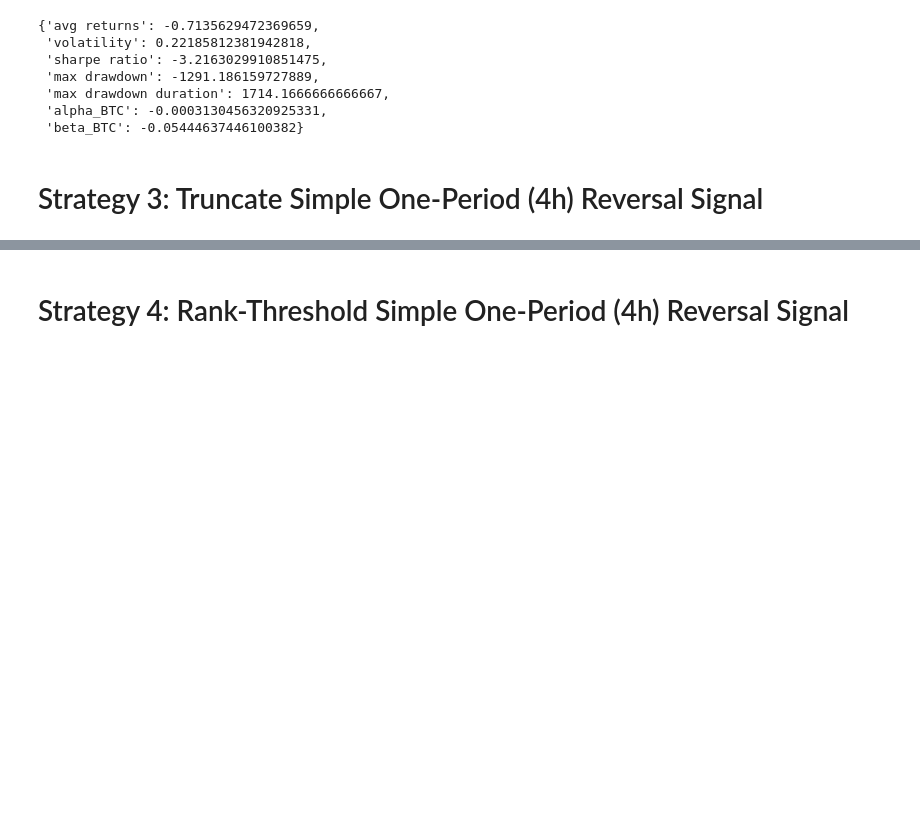
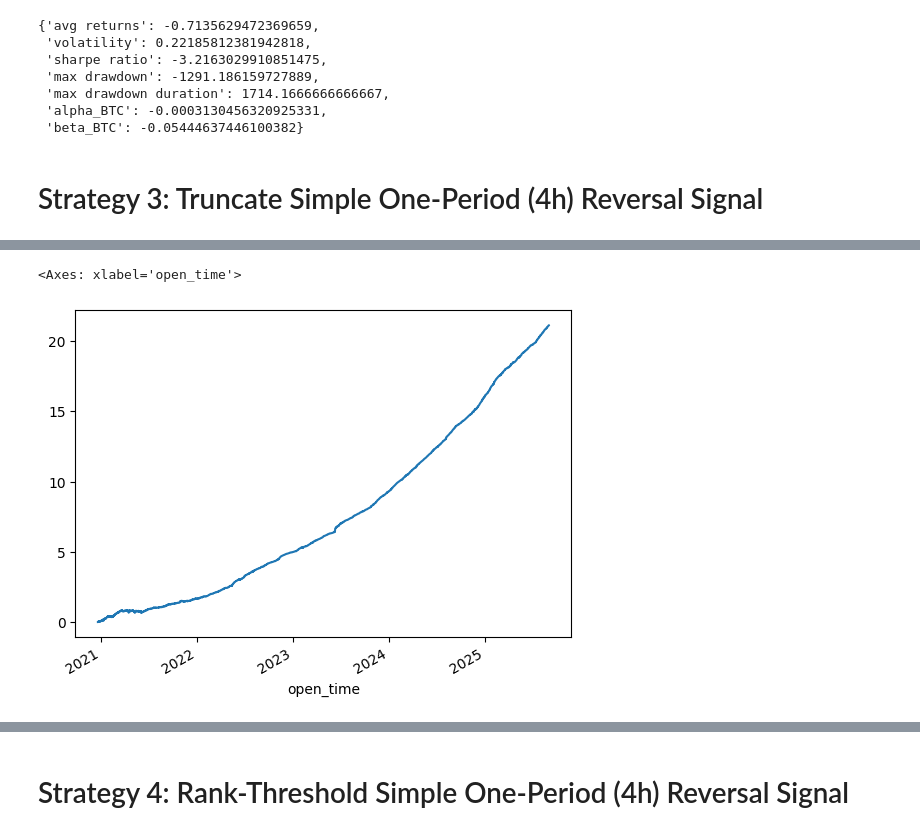
Before and after one commit to wbchristerson/crypto-strategies, a Jupyter notebook: class_project.ipynb, the cells around one changed output, grey strips where cells are left out. Drawn from its saved outputs; the diff is of its cells as text; code cells hidden in the pictures; blank space fills up the shorter version.

Commit message:
Implement truncation transformation and experiment with simple reversal signal

```diff
--- a/class_project.ipynb
+++ b/class_project.ipynb
@@ -145,11 +145,23 @@ def get_bitcoin_returns_over_period(input_prices, trade_hours_freq = 4):
     return btc_prices_at_interval / btc_prices_at_interval.shift() - 1
 
 
+# For example, proportion_lo = 0.1 and proportion_hi = 0.1 makes the top and bottom 10% be the values at the
+# 90th and 10th percentiles, respectively.
 def get_winsorized_signal(raw_signal, proportion_lo, proportion_hi):
     winsorized_signal = raw_signal.apply(lambda row: winsorize(
         row, limits=[proportion_lo, proportion_hi]), axis=1, result_type='expand')
     winsorized_signal.columns = raw_signal.columns
     return winsorized_signal
+
+
+def get_truncated_signal(raw_signal, proportion_lo, proportion_hi):
+    quantile_lo = raw_signal.quantile(proportion_lo, axis=1)
+    mask_lo = raw_signal.lt(quantile_lo, axis=0)
+
+    quantile_hi = raw_signal.quantile(1-proportion_hi, axis=1)
+    mask_hi = raw_signal.gt(quantile_hi, axis=0)
+
+    return raw_signal.mask(mask_lo).mask(mask_hi)
 
 
 # trade_hours_freq = 4, 8, 12, 24 (for 1 day), ...
@@ -330,3 +342,6 @@ Intel MKL WARNING: Support of Intel(R) Streaming SIMD Extensions 4.2 (Intel(R) S
  'beta_BTC': -0.05444637446100382}
 # %% [markdown]
 # Strategy 3: Truncate Simple One-Period (4h) Reversal Signal
+# %%
+ret = px / px.shift() - 1
+raw_signal = ret * -1
@@ -332,0 +350,6 @@ Intel MKL WARNING: Support of Intel(R) Streaming SIMD Extensions 4.2 (Intel(R) S
+# %%
+truncated_signal = get_truncated_signal(raw_signal, 0.02, 0.02)
+# %%
+transformed_signal = get_rank_demeaned_normalized_signal(truncated_signal)
+gross_returns, net_returns = get_gross_returns_and_net_returns(transformed_signal, px)
+net_returns
@@ -332,0 +370,5 @@ Intel MKL WARNING: Support of Intel(R) Streaming SIMD Extensions 4.2 (Intel(R) S
+# %%
+gross_returns.cumsum().plot()
+# %% [output]
+<Axes: xlabel='open_time'>
+[figure, added]
```
Also changed, not shown: parts of 23 cells of this notebook.
